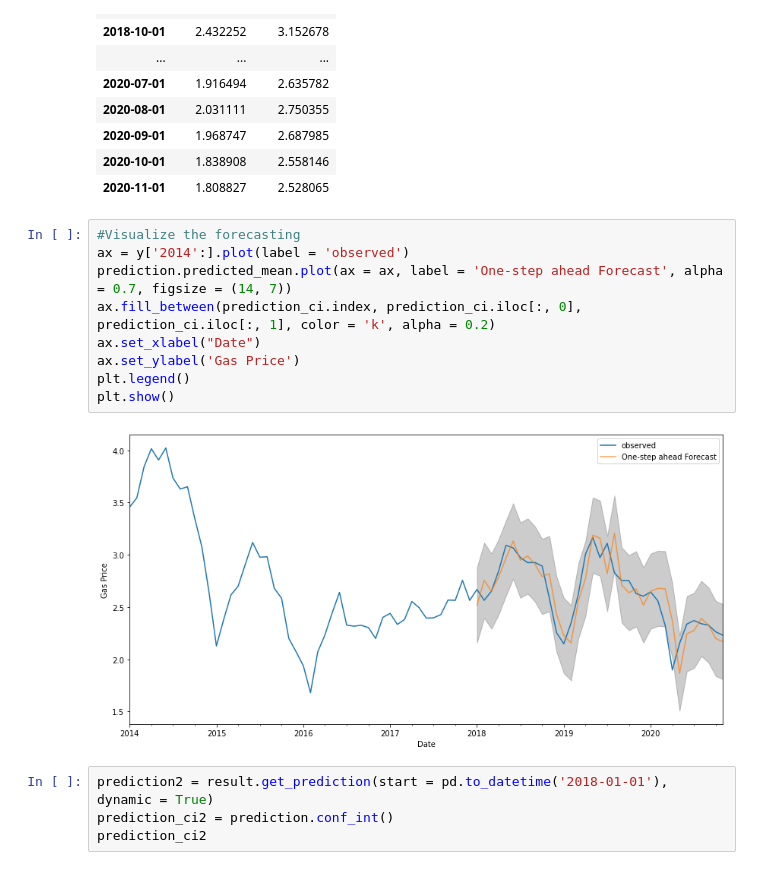
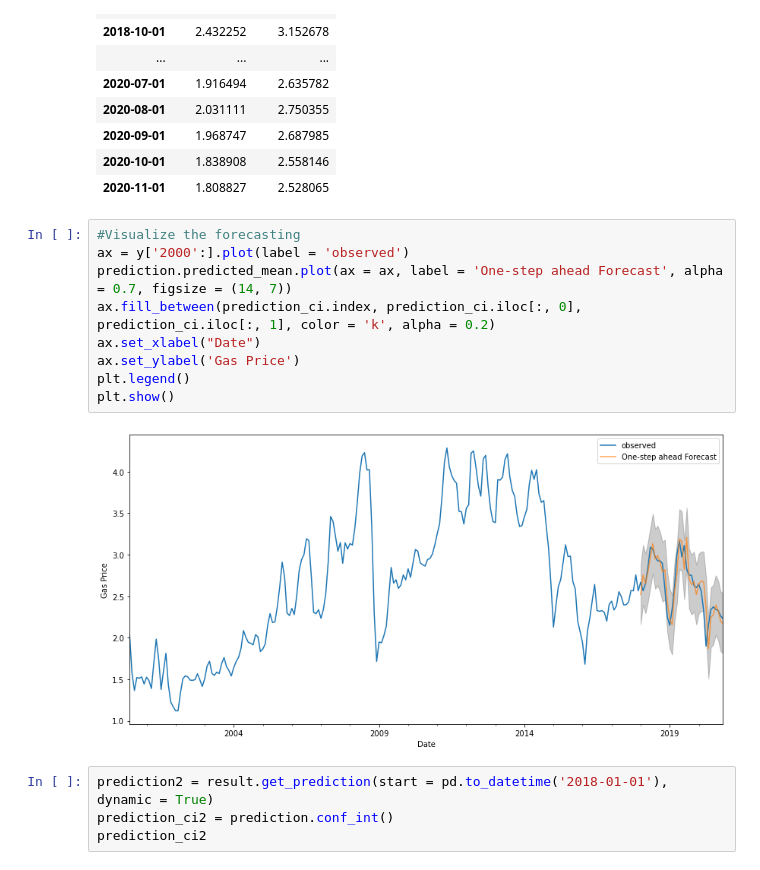
Before and after one commit to ioanacasandra7/Gas-price-prediction, a Jupyter notebook: ARIMA_model.ipynb, the cells around one changed output. Drawn from its saved outputs; the diff is of its cells as text.

```diff
--- a/ARIMA_model.ipynb
+++ b/ARIMA_model.ipynb
@@ -209,15 +209,15 @@ prediction_ci
 | 2020-11-01 | 1.808827 | 2.528065 |
 # %%
 #Visualize the forecasting
-ax = y['2014':].plot(label = 'observed')
+ax = y['2000':].plot(label = 'observed')
 prediction.predicted_mean.plot(ax = ax, label = 'One-step ahead Forecast', alpha = 0.7, figsize = (14, 7))
 ax.fill_between(prediction_ci.index, prediction_ci.iloc[:, 0], prediction_ci.iloc[:, 1], color = 'k', alpha = 0.2)
 ax.set_xlabel("Date")
 ax.set_ylabel('Gas Price')
 plt.legend()
 plt.show()
 # %% [output]
-[figure, old version]
+[figure, new version]
 # %%
 prediction2 = result.get_prediction(start = pd.to_datetime('2018-01-01'), dynamic = True)
 prediction_ci2 = prediction.conf_int()
```
Also changed, not shown: parts of 3 cells of this notebook, 5 other files.
